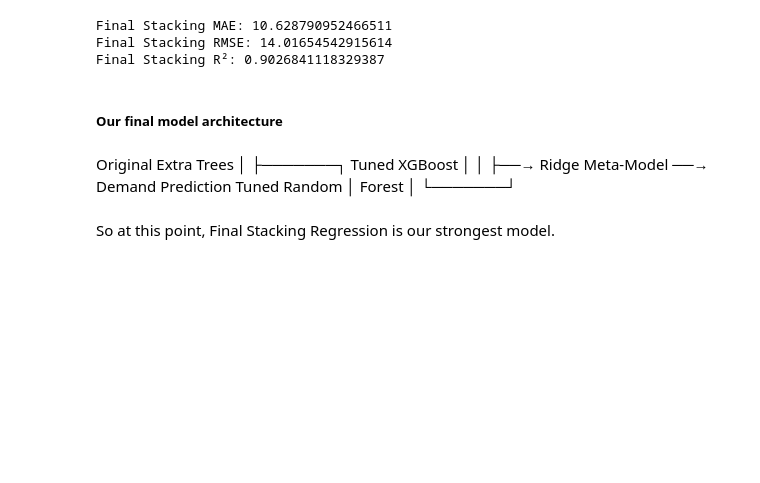
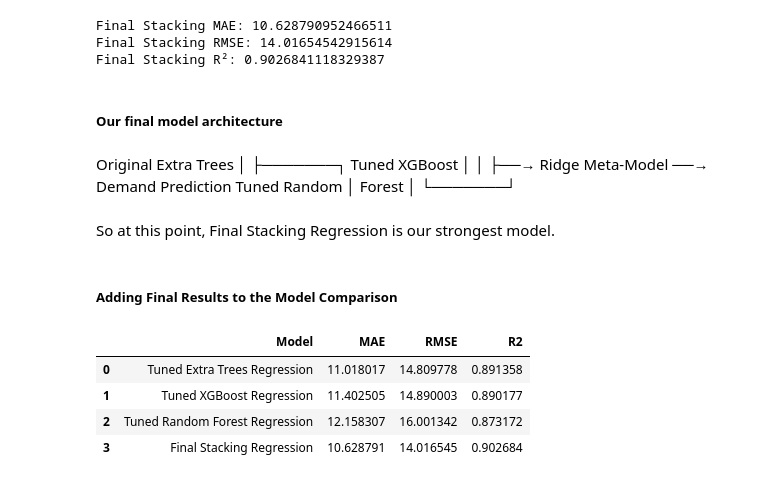
Before and after one commit to TejasMJ/retail-demand-intelligence, a Jupyter notebook: notebooks/05_model_development.ipynb, the cells around one changed output. Saved outputs shown, nothing was run; the diff lists cells and outputs as text; code cells hidden in the pictures; blank space fills up the shorter version.

```diff
--- a/notebooks/05_model_development.ipynb
+++ b/notebooks/05_model_development.ipynb
@@ -2078,3 +2078,42 @@ Forest         │
         └───────┘
 # %% [markdown]
 So at this point, Final Stacking Regression is our strongest model.
+# %% [markdown]
+##### Adding Final Results to the Model Comparison
+# %%
+# Creating a DataFrame containing the performance of the tuned and final models.
+
+additional_results = pd.DataFrame({
+    'Model': [
+        'Tuned Extra Trees Regression',
+        'Tuned XGBoost Regression',
+        'Tuned Random Forest Regression',
+        'Final Stacking Regression'
+    ],
+    'MAE': [
+        tuned_extra_trees_mae,
+        tuned_xgboost_mae,
+        tuned_random_forest_mae,
+        final_stacking_mae
+    ],
+    'RMSE': [
+        tuned_extra_trees_rmse,
+        tuned_xgboost_rmse,
+        tuned_random_forest_rmse,
+        final_stacking_rmse
+    ],
+    'R2': [
+        tuned_extra_trees_r2,
+        tuned_xgboost_r2,
+        tuned_random_forest_r2,
+        final_stacking_r2
+    ]
+})
+
+additional_results
+# %% [output]
+|  | Model | MAE | RMSE | R2 |
+| 0 | Tuned Extra Trees Regression | 11.018017 | 14.809778 | 0.891358 |
+| 1 | Tuned XGBoost Regression | 11.402505 | 14.890003 | 0.890177 |
+| 2 | Tuned Random Forest Regression | 12.158307 | 16.001342 | 0.873172 |
+| 3 | Final Stacking Regression | 10.628791 | 14.016545 | 0.902684 |
```
Also changed, not shown: parts of 2 cells of this notebook.
